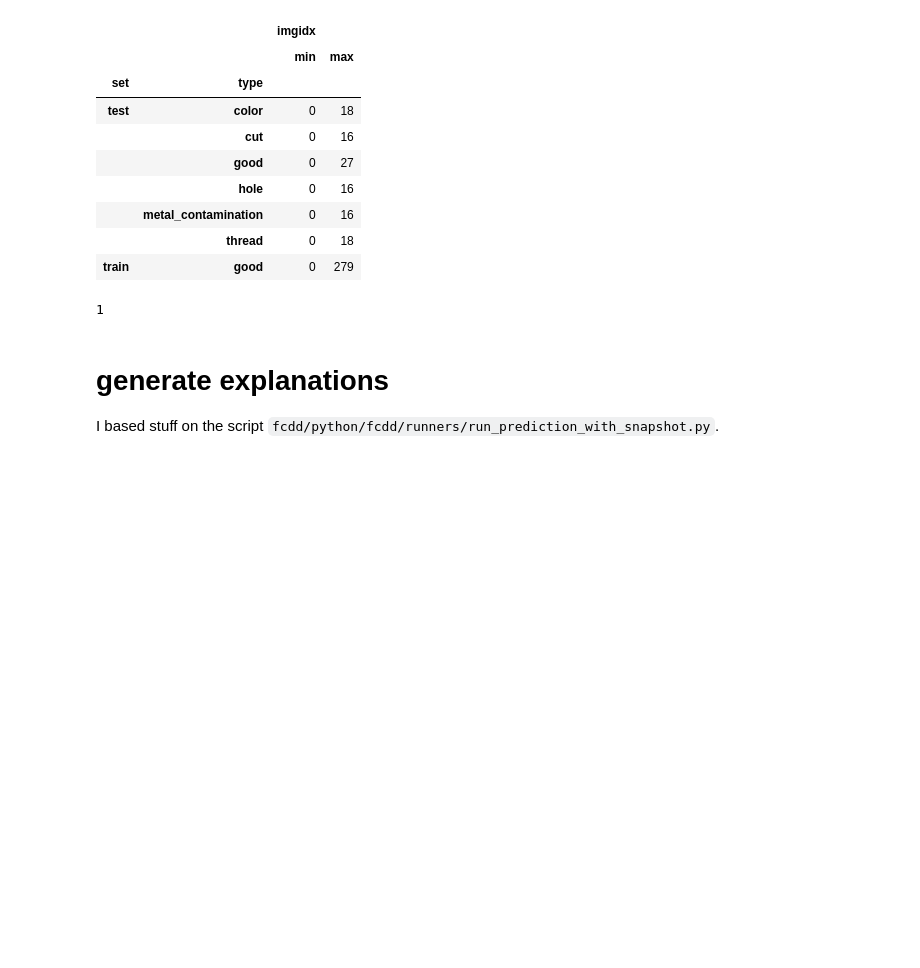
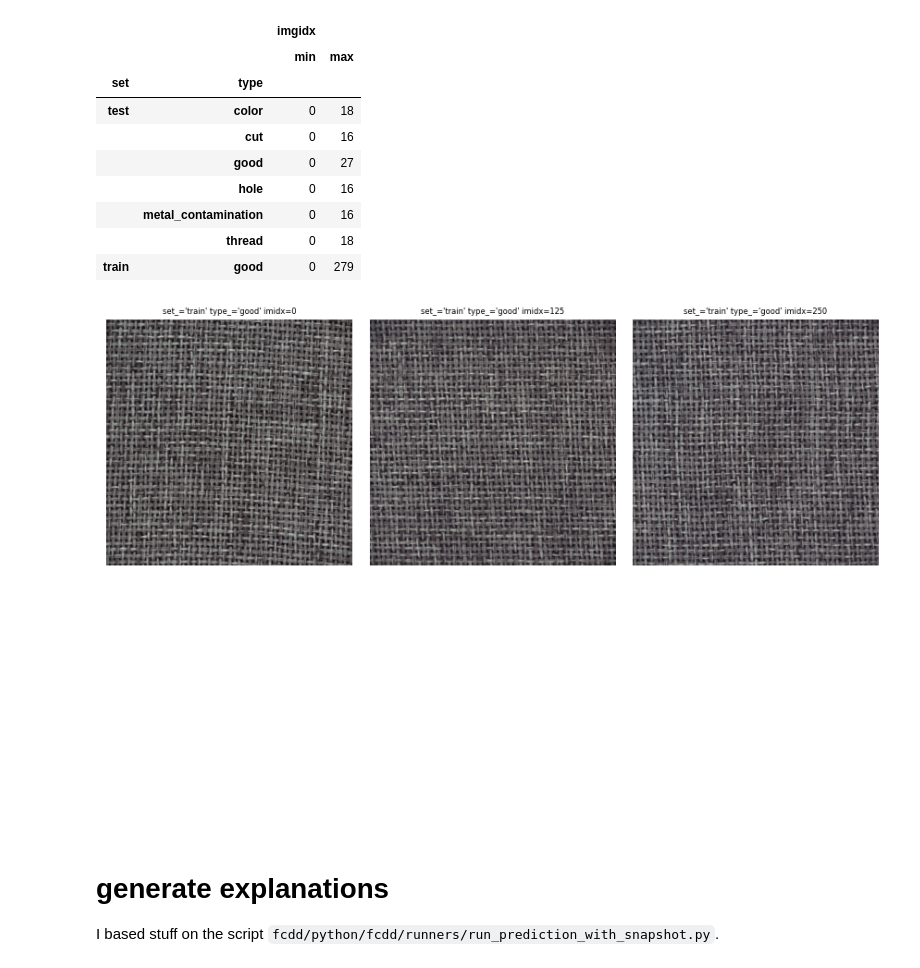
Before and after one commit to jpcbertoldo/fcdd, a Jupyter notebook: python/analyse/010-generate-predictions-from-snapshots.ipynb, the cells around one changed output. Drawn from its saved outputs; the diff is of its cells as text; code cells hidden in the pictures; blank space fills up the shorter version.

```diff
--- a/python/analyse/010-generate-predictions-from-snapshots.ipynb
+++ b/python/analyse/010-generate-predictions-from-snapshots.ipynb
@@ -362,8 +357,44 @@ display_imgs = class_imgs.loc[[
+# %%
+import matplotlib.pyplot as plt
+
+def display_imgs_plt(df_: DataFrame, figsize=4):
+    fig, axs = plt.subplots(
+        ncols=(ncols:=3),
+        nrows=(nrows:=display_imgs.size // ncols + 1),
+        figsize=(ncols * (sz:=4), nrows * sz),
+    )
+    ims = []
+
+    for idx, ax in enumerate(axs.ravel()):
+
+        try:
+            row = display_imgs.iloc[idx]
+
+        except IndexError:
+            continue
+
+        else:
+            im = ax.imshow(plt.imread(row.imgpath))
+            ims.append(im)
+            set_, type_, imidx = row.name
+            ax.set_title(f"{set_=} {type_=} {imidx=}", fontsize='small')
+
+        finally:
+            ax.axis(False)
+
+    return fig, axs, ims
 # %%
-import matplotlib.pyplot as plt
-fig, axs = plt.subplots(nrows=2, ncols=2, figsize=(10, 5))
+display_imgs = class_imgs.loc[[
+    ("train", "good", 0),
+    ("train", "good", 125),
+    ("train", "good", 250),
+]]
+
+fig, axs, ims = display_imgs_plt(display_imgs)
+fig.set_tight_layout(True)
+plt.show()
 # %% [output]
-1
+[figure, added]
 # %% [markdown]
 # generate explanations
 
```
Also changed, not shown: parts of 3 cells of this notebook, 11 other files.
